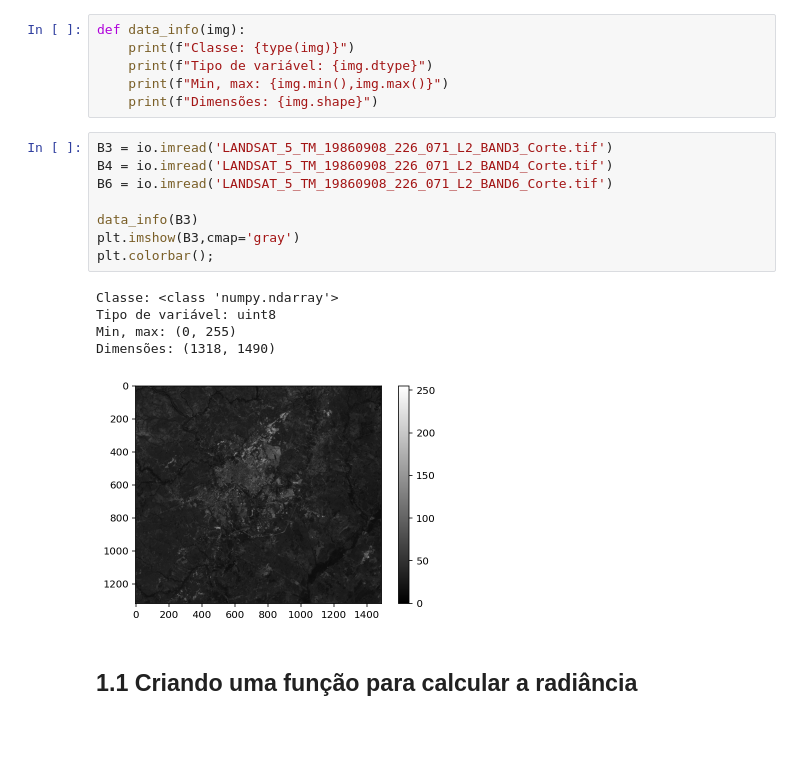
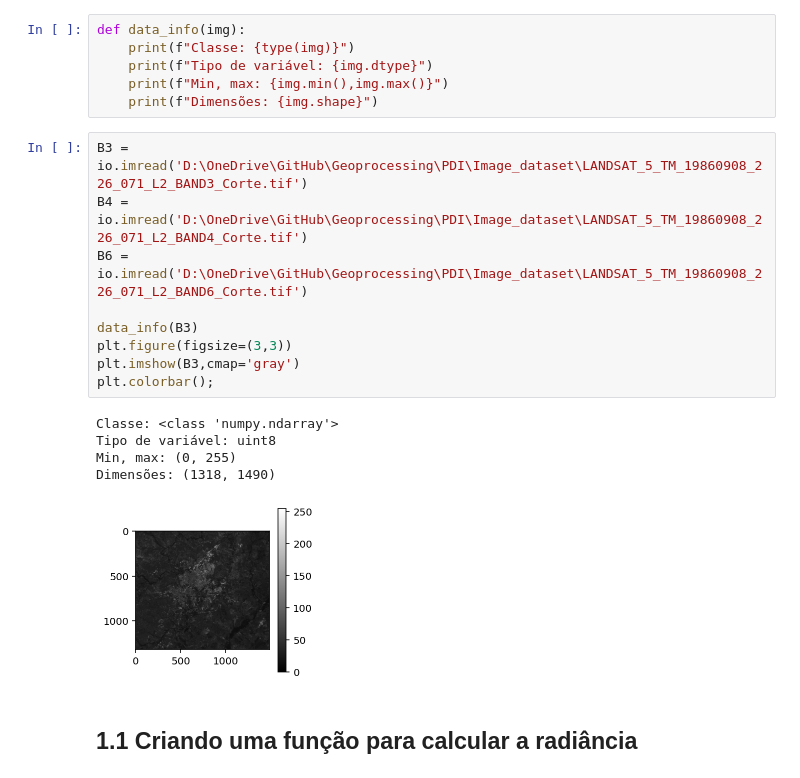
Before and after one commit to tstatella/Geoprocessing, a Jupyter notebook: PDI/Python_code/A4 - Radiância.ipynb, the cells around one changed output. Cells and saved outputs as stored; diff of their text form; blank space fills up the shorter version.

```diff
--- a/PDI/Python_code/A4 - Radiância.ipynb
+++ b/PDI/Python_code/A4 - Radiância.ipynb
@@ -25,19 +25,20 @@ def data_info(img):
     print(f"Min, max: {img.min(),img.max()}")
     print(f"Dimensões: {img.shape}")
 # %%
-B3 = io.imread('LANDSAT_5_TM_19860908_226_071_L2_BAND3_Corte.tif')
-B4 = io.imread('LANDSAT_5_TM_19860908_226_071_L2_BAND4_Corte.tif')
-B6 = io.imread('LANDSAT_5_TM_19860908_226_071_L2_BAND6_Corte.tif')
+B3 = io.imread('D:\OneDrive\GitHub\Geoprocessing\PDI\Image_dataset\LANDSAT_5_TM_19860908_226_071_L2_BAND3_Corte.tif')
+B4 = io.imread('D:\OneDrive\GitHub\Geoprocessing\PDI\Image_dataset\LANDSAT_5_TM_19860908_226_071_L2_BAND4_Corte.tif')
+B6 = io.imread('D:\OneDrive\GitHub\Geoprocessing\PDI\Image_dataset\LANDSAT_5_TM_19860908_226_071_L2_BAND6_Corte.tif')
 
 data_info(B3)
+plt.figure(figsize=(3,3))
 plt.imshow(B3,cmap='gray')
 plt.colorbar();
 # %% [output]
 Classe: <class 'numpy.ndarray'>
 Tipo de variável: uint8
 Min, max: (0, 255)
 Dimensões: (1318, 1490)
-[figure, old version]
+[figure, new version]
 # %% [markdown]
 ## 1.1 Criando uma função para calcular a radiância
 # %%
```
Also changed, not shown: parts of 4 cells of this notebook, 2 other files.
